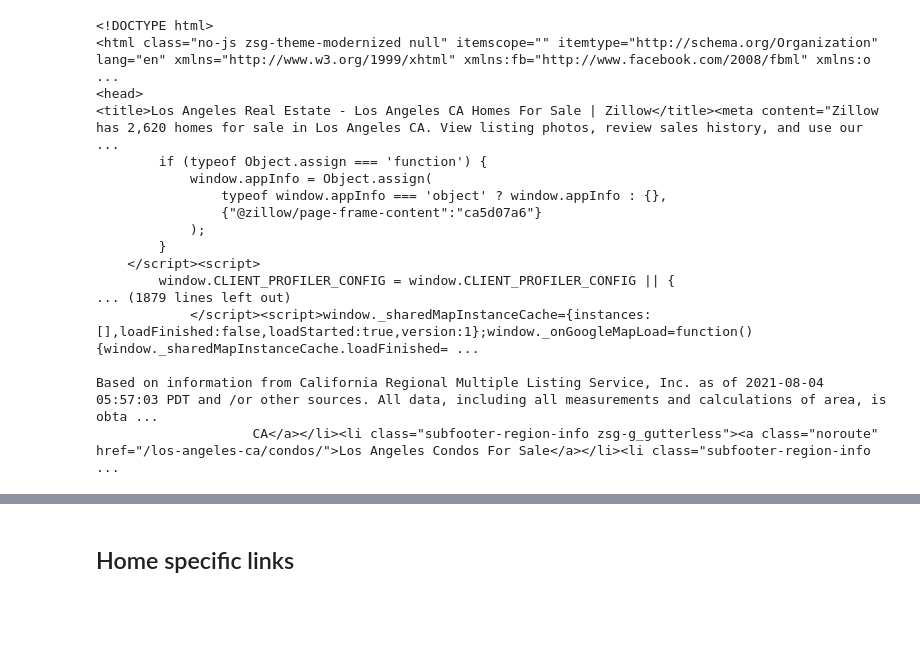
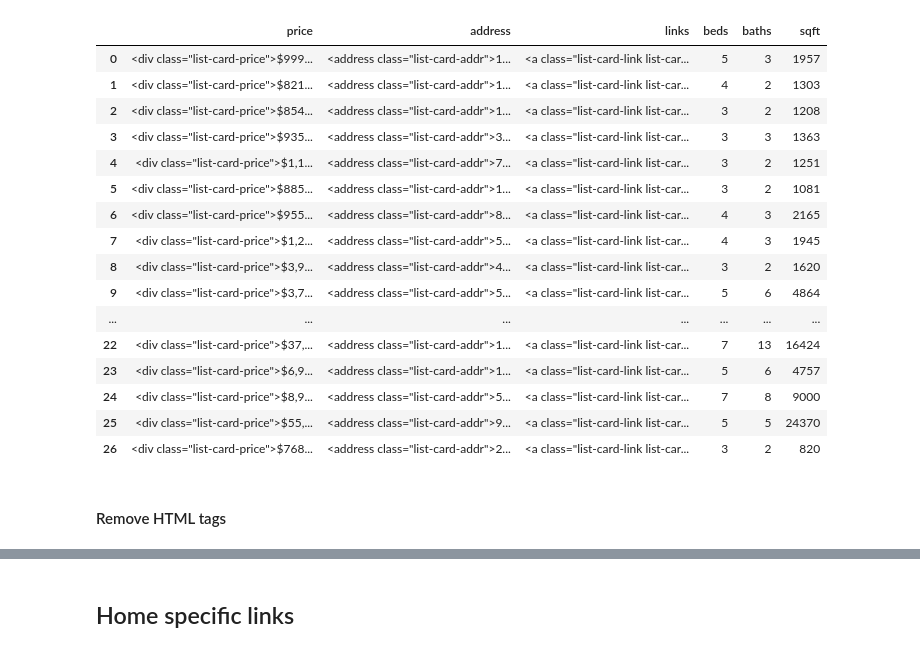
Before and after one commit to cgalliva/real-estate, a Jupyter notebook: scripts/scraping.ipynb, the cells around one changed output, grey strips where cells are left out. Saved outputs shown, nothing was run; the diff lists cells and outputs as text; code cells hidden in the pictures; blank space fills up the shorter version.

```diff
--- a/scripts/scraping.ipynb
+++ b/scripts/scraping.ipynb
@@ -16,2 +42,13 @@ city = 'los-angeles-ca'  # Need better locations, gps coords and ranges?
+# %%
+def parse_house_attributes(_raw_input: list):
+    _raw_input = [i for i in _raw_input if ';' in i]
+    for a in _raw_input:
+        if a.endswith(';bds'):
+            _bed = int(a.split(';')[0])
+        elif a.endswith(';ba'):
+            _bath = int(a.split(';')[0])
+        elif a.endswith(';sqft'):
+            _sqft = int(a.split(';')[0].replace(',', ''))
+    return _bed, _bath, _sqft
 # %%
 pages = 3
@@ -132,20 +90,36 @@ last_updated
-# %%
-soup
-# %% [output]
-<!DOCTYPE html>
-<html class="no-js zsg-theme-modernized null" itemscope="" itemtype="http://schema.org/Organization" lang="en" xmlns="http://www.w3.org/1999/xhtml" xmlns:fb="http://www.facebook.com/2008/fbml" xmlns:o ...
-<head>
-<title>Los Angeles Real Estate - Los Angeles CA Homes For Sale | Zillow</title><meta content="Zillow has 2,620 homes for sale in Los Angeles CA. View listing photos, review sales history, and use our  ...
-        if (typeof Object.assign === 'function') {
-            window.appInfo = Object.assign(
-                typeof window.appInfo === 'object' ? window.appInfo : {},
-                {"@zillow/page-frame-content":"ca5d07a6"}
-            );
-        }
-    </script><script>
-        window.CLIENT_PROFILER_CONFIG = window.CLIENT_PROFILER_CONFIG || {
-... (1879 lines left out)
-            </script><script>window._sharedMapInstanceCache={instances:[],loadFinished:false,loadStarted:true,version:1};window._onGoogleMapLoad=function(){window._sharedMapInstanceCache.loadFinished= ...
-
-Based on information from California Regional Multiple Listing Service, Inc. as of 2021-08-04 05:57:03 PDT and /or other sources. All data, including all measurements and calculations of area, is obta ...
-                    CA</a></li><li class="subfooter-region-info zsg-g_gutterless"><a class="noroute" href="/los-angeles-ca/condos/">Los Angeles Condos For Sale</a></li><li class="subfooter-region-info ...
+# %%
+df = pd.DataFrame()
+
+df['price'] = prices
+df['address'] = addresses
+df['links'] = urls
+df['beds'] = beds
+df['baths'] = baths
+df['sqft'] = sqfts
+
+df['price'] = df['price'].astype('str')
+df['address'] = df['address'].astype('str')
+df['beds'] = df['beds'].astype('str')
+df['links'] = df['links'].astype('str')
+
+df
+# %% [output]
+|  | price | address | links | beds | baths | sqft |
+| 0 | <div class="list-card-price">$999... | <address class="list-card-addr">1... | <a class="list-card-link list-car... | 5 | 3 | 1957 |
+| 1 | <div class="list-card-price">$821... | <address class="list-card-addr">1... | <a class="list-card-link list-car... | 4 | 2 | 1303 |
+| 2 | <div class="list-card-price">$854... | <address class="list-card-addr">1... | <a class="list-card-link list-car... | 3 | 2 | 1208 |
+| 3 | <div class="list-card-price">$935... | <address class="list-card-addr">3... | <a class="list-card-link list-car... | 3 | 3 | 1363 |
+| 4 | <div class="list-card-price">$1,1... | <address class="list-card-addr">7... | <a class="list-card-link list-car... | 3 | 2 | 1251 |
+| 5 | <div class="list-card-price">$885... | <address class="list-card-addr">1... | <a class="list-card-link list-car... | 3 | 2 | 1081 |
+| 6 | <div class="list-card-price">$955... | <address class="list-card-addr">8... | <a class="list-card-link list-car... | 4 | 3 | 2165 |
+| 7 | <div class="list-card-price">$1,2... | <address class="list-card-addr">5... | <a class="list-card-link list-car... | 4 | 3 | 1945 |
+| 8 | <div class="list-card-price">$3,9... | <address class="list-card-addr">4... | <a class="list-card-link list-car... | 3 | 2 | 1620 |
+| 9 | <div class="list-card-price">$3,7... | <address class="list-card-addr">5... | <a class="list-card-link list-car... | 5 | 6 | 4864 |
+| ... | ... | ... | ... | ... | ... | ... |
+| 22 | <div class="list-card-price">$37,... | <address class="list-card-addr">1... | <a class="list-card-link list-car... | 7 | 13 | 16424 |
+| 23 | <div class="list-card-price">$6,9... | <address class="list-card-addr">1... | <a class="list-card-link list-car... | 5 | 6 | 4757 |
+| 24 | <div class="list-card-price">$8,9... | <address class="list-card-addr">5... | <a class="list-card-link list-car... | 7 | 8 | 9000 |
+| 25 | <div class="list-card-price">$55,... | <address class="list-card-addr">9... | <a class="list-card-link list-car... | 5 | 5 | 24370 |
+| 26 | <div class="list-card-price">$768... | <address class="list-card-addr">2... | <a class="list-card-link list-car... | 3 | 2 | 820 |
+# %% [markdown]
+#### Remove HTML tags
```
Also changed, not shown: parts of 14 cells of this notebook.
